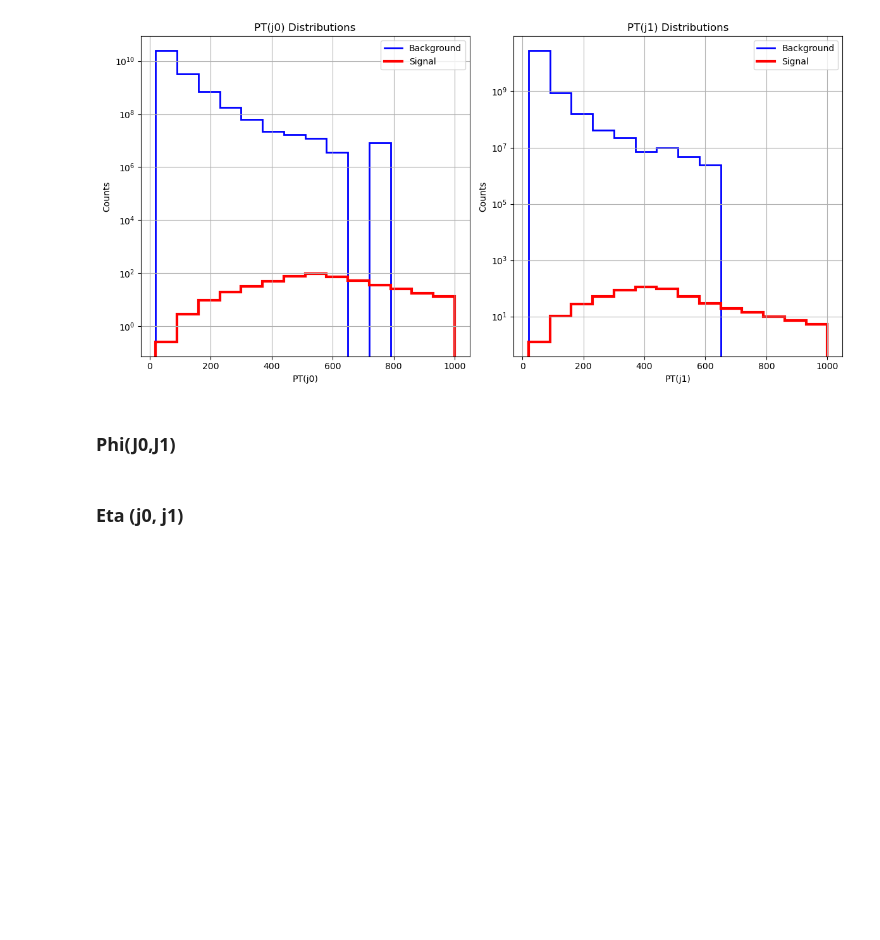
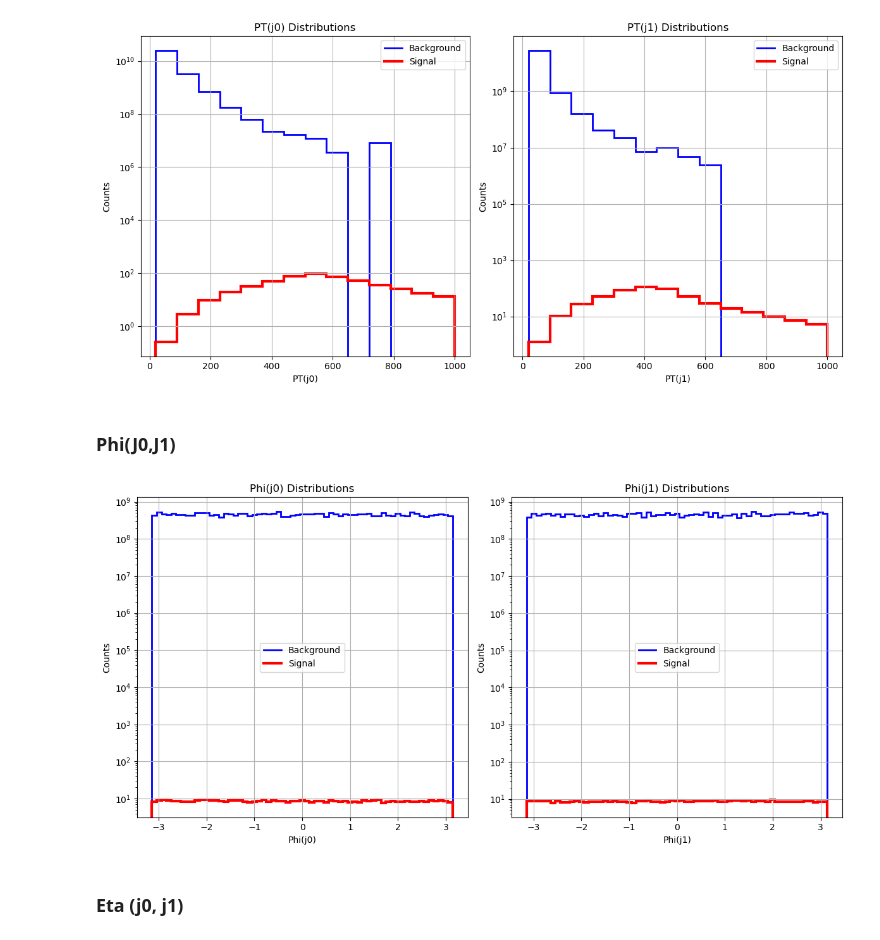
Before and after one commit to MarioPardo/UDEA_HEP_Analysis, a Jupyter notebook: data/AnalysisTemplate.ipynb, the cells around one changed output. Saved outputs shown, nothing was run; the diff lists cells and outputs as text; code cells hidden in the pictures; blank space fills up the shorter version.

```diff
--- a/data/AnalysisTemplate.ipynb
+++ b/data/AnalysisTemplate.ipynb
@@ -58,0 +63,18 @@ binning = {
+# %%
+def openTree(tree_filepath):
+    #Open tree and only keep stuff that we need
+
+    file = uproot.open(tree_filepath)
+    tree = file[tree_name]
+
+    #What we want to keep
+    branches_wanted = [
+        "MissingET.MET",
+        "MissingET.Phi",
+        "Jet.PT",
+        "Jet.Phi",
+        "Jet.Eta"
+    ]
+    df = tree.arrays(branches_wanted,library="pd")
+
+    return df
@@ -515,7 +670,9 @@ PlotJets("PT","PT")
 # %% [markdown]
 <h3>Phi(J0,J1)</h3>
 # %%
-PlotJets("Phi","Phi")
+PlotJetsNew("Phi","Phi")
+# %% [output]
+[figure, added]
 # %% [markdown]
 <h3> Eta (j0, j1) </h3>
 # %%
```
Also changed, not shown: parts of 25 cells of this notebook, 1 other file.
